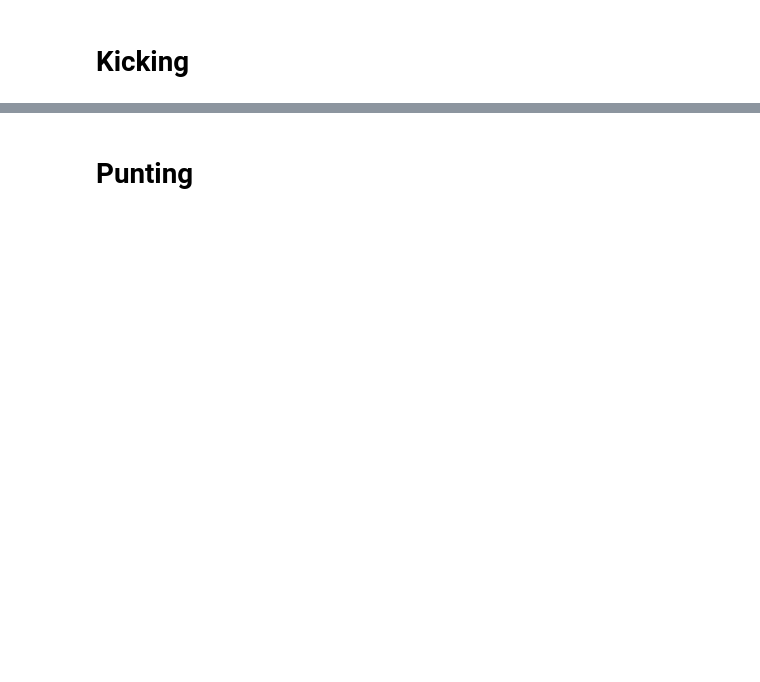
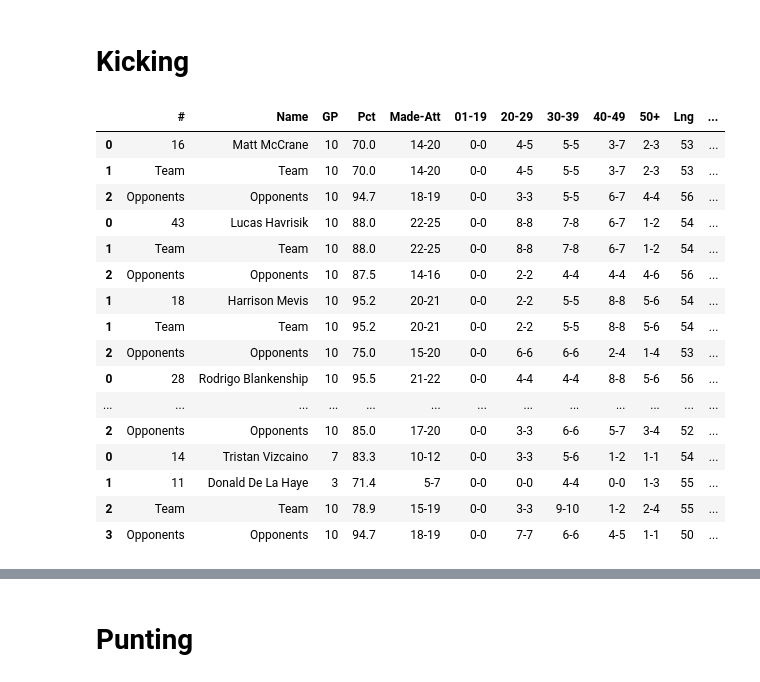
Before and after one commit to A-Peoples/UFL-Stat-Scrapper, a Jupyter notebook: UFL_Stat_Scrapping_'24.ipynb, the cells around one changed output, grey strips where cells are left out. Saved outputs shown, nothing was run; the diff lists cells and outputs as text; code cells hidden in the pictures; blank space fills up the shorter version.

```diff
--- a/UFL_Stat_Scrapping_'24.ipynb
+++ b/UFL_Stat_Scrapping_'24.ipynb
@@ -127,8 +127,34 @@ for team in teams:
   kicking_a = "https://www.theufl.com/teams/" + team + "/stats/individual?season=4&stats-category=field-goals"
   kicking_single = pd.read_html(kicking_a)[0]
   kicking_single['team'] = team
+  if kicking_single['team'].iloc[0] == 'birmingham':
+    x = kicking_single[kicking_single.columns].head(2).tail(1)
+    x["Name"] = "Harrison Mevis"
+    x["#"] = 18
+    kicking_single = kicking_single.tail(2)
+    kicking_single = pd.concat([x, kicking_single])
   #filt = len(kicking_single) - 2
   #kicking_single = kicking_single.head(filt)
   kicking_single
   kicking = pd.concat([kicking, kicking_single])
+# %%
+kicking
+# %% [output]
+|  | # | Name | GP | Pct | Made-Att | 01-19 | 20-29 | 30-39 | 40-49 | 50+ | Lng | ... |
+| 0 | 16 | Matt McCrane | 10 | 70.0 | 14-20 | 0-0 | 4-5 | 5-5 | 3-7 | 2-3 | 53 | ... |
+| 1 | Team | Team | 10 | 70.0 | 14-20 | 0-0 | 4-5 | 5-5 | 3-7 | 2-3 | 53 | ... |
+| 2 | Opponents | Opponents | 10 | 94.7 | 18-19 | 0-0 | 3-3 | 5-5 | 6-7 | 4-4 | 56 | ... |
+| 0 | 43 | Lucas Havrisik | 10 | 88.0 | 22-25 | 0-0 | 8-8 | 7-8 | 6-7 | 1-2 | 54 | ... |
+| 1 | Team | Team | 10 | 88.0 | 22-25 | 0-0 | 8-8 | 7-8 | 6-7 | 1-2 | 54 | ... |
+| 2 | Opponents | Opponents | 10 | 87.5 | 14-16 | 0-0 | 2-2 | 4-4 | 4-4 | 4-6 | 56 | ... |
+| 1 | 18 | Harrison Mevis | 10 | 95.2 | 20-21 | 0-0 | 2-2 | 5-5 | 8-8 | 5-6 | 54 | ... |
+| 1 | Team | Team | 10 | 95.2 | 20-21 | 0-0 | 2-2 | 5-5 | 8-8 | 5-6 | 54 | ... |
+| 2 | Opponents | Opponents | 10 | 75.0 | 15-20 | 0-0 | 6-6 | 6-6 | 2-4 | 1-4 | 53 | ... |
+| 0 | 28 | Rodrigo Blankenship | 10 | 95.5 | 21-22 | 0-0 | 4-4 | 4-4 | 8-8 | 5-6 | 56 | ... |
+| ... | ... | ... | ... | ... | ... | ... | ... | ... | ... | ... | ... | ... |
+| 2 | Opponents | Opponents | 10 | 85.0 | 17-20 | 0-0 | 3-3 | 6-6 | 5-7 | 3-4 | 52 | ... |
+| 0 | 14 | Tristan Vizcaino | 7 | 83.3 | 10-12 | 0-0 | 3-3 | 5-6 | 1-2 | 1-1 | 54 | ... |
+| 1 | 11 | Donald De La Haye | 3 | 71.4 | 5-7 | 0-0 | 0-0 | 4-4 | 0-0 | 1-3 | 55 | ... |
+| 2 | Team | Team | 10 | 78.9 | 15-19 | 0-0 | 3-3 | 9-10 | 1-2 | 2-4 | 55 | ... |
+| 3 | Opponents | Opponents | 10 | 94.7 | 18-19 | 0-0 | 7-7 | 6-6 | 4-5 | 1-1 | 50 | ... |
 # %%
```
Also changed, not shown: parts of 8 cells of this notebook.
